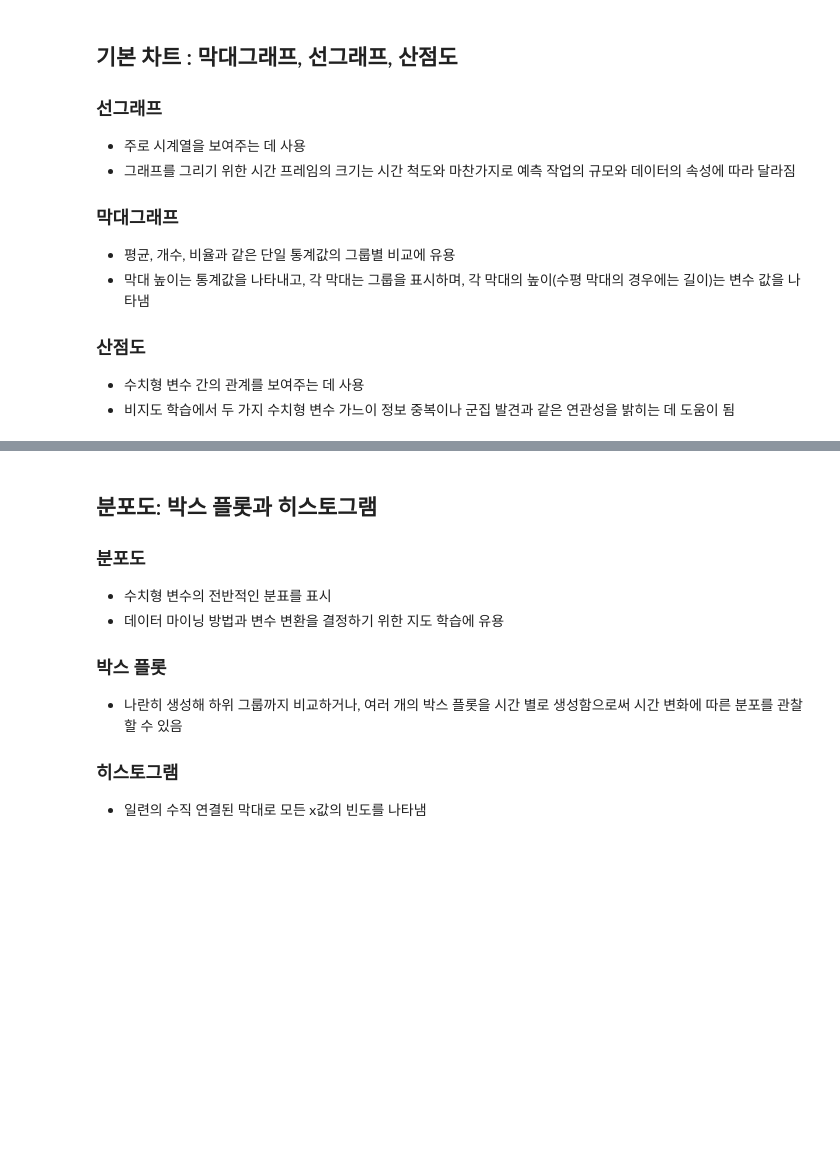
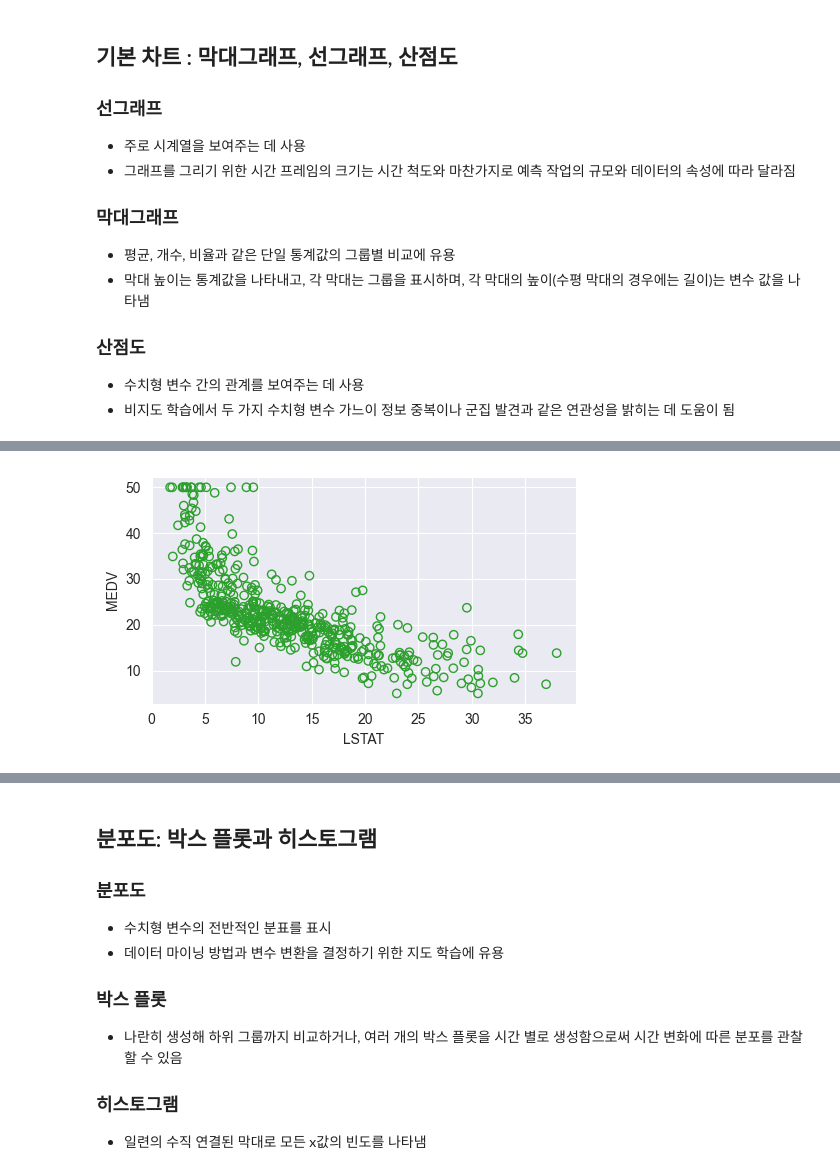
Before and after one commit to JunheeChoi/dm_class, a Jupyter notebook: 0314_dmclass.ipynb, the cells around one changed output, grey strips where cells are left out. Cells and saved outputs as stored; diff of their text form; code cells hidden in the pictures; blank space fills up the shorter version.

Commit message:
병렬, heatmap 추가

```diff
--- a/0314_dmclass.ipynb
+++ b/0314_dmclass.ipynb
@@ -588,13 +610,15 @@ plt.show()
 # %%
 # 산점도에서 점의 색상을 설정하고 열린 원으로 그리고자 함
 fig, ax = plt.subplots()
 fig.set_size_inches(5,3)
-ax.scatter(housing_df.lstat, housing_df.medv, color = 'C2', facecolor = 'none')
+ax.scatter(housing_df.LSTAT, housing_df.MEDV, color = 'C2', facecolor = 'none')
 plt.xlabel('LSTAT')
 plt.ylabel('MEDV')
 
 plt.tight_layout()
 plt.show()
+# %% [output]
+[figure, added]
 # %%
 ax = housing_df.groupby('CHAS').mean().MEDV.plot(kind = 'bar', figsize = [5,3])
 ax.set_ylabel('Avg.medv')
```
Also changed, not shown: parts of 39 cells of this notebook.
